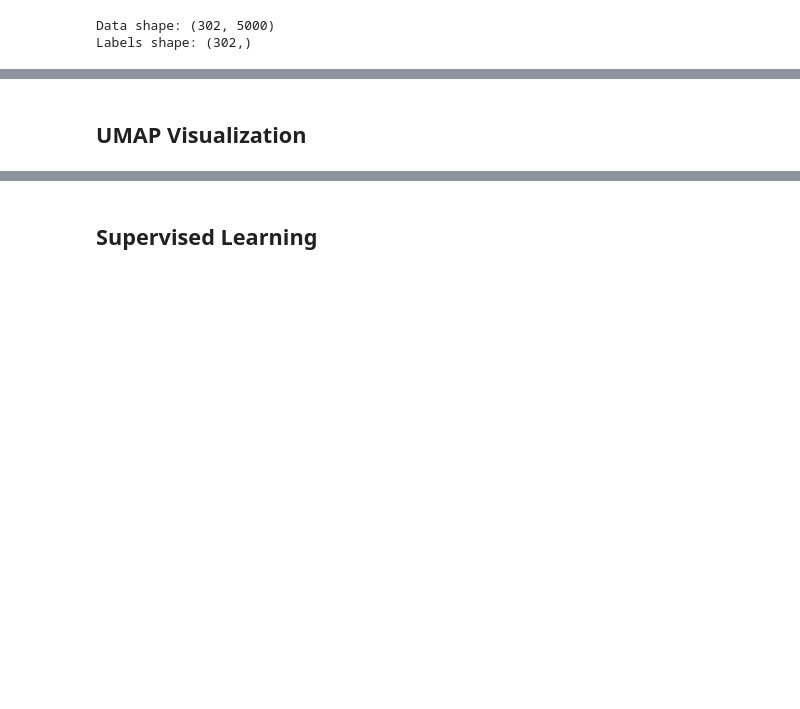
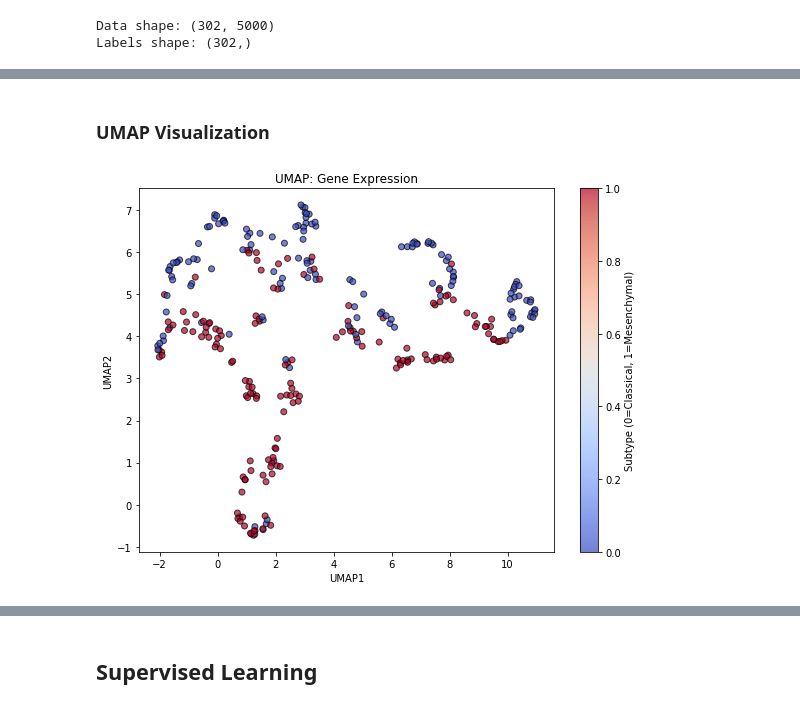
Before and after one commit to MatheusBissacot/GBM-Subtype-Classification, a Jupyter notebook: gbm.ipynb, the cells around one changed output, grey strips where cells are left out. Drawn from its saved outputs; the diff is of its cells as text; code cells hidden in the pictures; blank space fills up the shorter version.

```diff
--- a/gbm.ipynb
+++ b/gbm.ipynb
@@ -54,2 +110,16 @@ plt.show()
 # %% [markdown]
-## UMAP Visualization
+### UMAP Visualization
+# %%
+reducer = umap.UMAP(random_state=42)
+X_umap = reducer.fit_transform(X_pca)
+
+plt.figure(figsize=(8, 6))
+plt.scatter(X_umap[:, 0], X_umap[:, 1], c=y, cmap='coolwarm', edgecolor='k', alpha=0.7)
+plt.xlabel("UMAP1")
+plt.ylabel("UMAP2")
+plt.title("UMAP: Gene Expression")
+plt.colorbar(label="Subtype (0=Classical, 1=Mesenchymal)")
+plt.tight_layout()
+plt.show()
+# %% [output]
+[figure, added]
```
Also changed, not shown: parts of 51 cells of this notebook.
